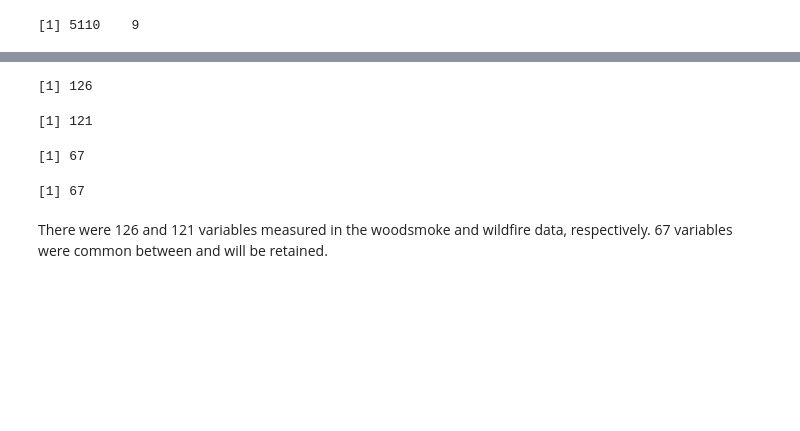
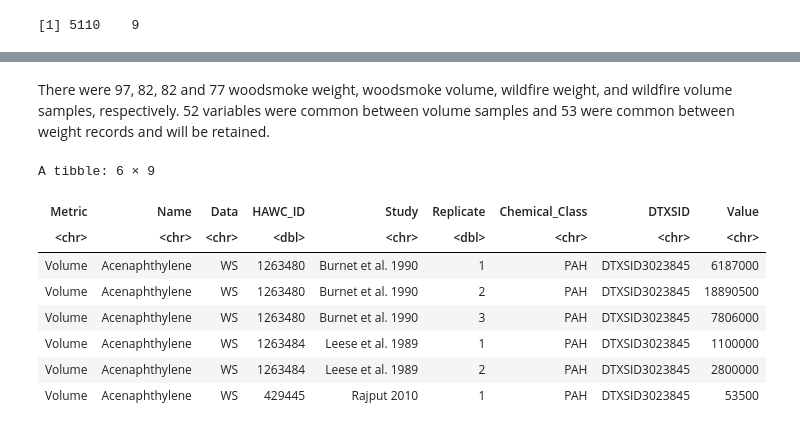
Before and after one commit to UNC-CEMALB/P1015.-Wildfire_Suffcient_Similiarity, a Jupyter notebook: 1. Data Processing/Data Processing.ipynb, the cells around one changed output, grey strips where cells are left out. Drawn from its saved outputs; the diff is of its cells as text; code cells hidden in the pictures; blank space fills up the shorter version.

```diff
--- a/1. Data Processing/Data Processing.ipynb
+++ b/1. Data Processing/Data Processing.ipynb
@@ -172,12 +196,18 @@ filtered_split_ws_df = split_ws_df %>%
-# %%
-length(ws_names)
-length(unique(split_wf_df$Name))
-length(unique(filtered_split_wf_df$Name))
-length(unique(filtered_split_ws_df$Name))
-# %% [output]
-[1] 126
-[1] 121
-[1] 67
-[1] 67
 # %% [markdown]
-There were 126 and 121 variables measured in the woodsmoke and wildfire data, respectively. 67 variables were common between and will be retained.
+There were 97, 82, 82 and 77 woodsmoke weight, woodsmoke volume, wildfire weight, and wildfire volume samples, respectively. 52 variables were common between volume samples and 53 were common between weight records and will be retained.
+# %%
+# recombining data
+vol_df = rbind(consistent_ws_vol_df, consistent_wf_vol_df)
+weight_df = rbind(consistent_ws_weight_df, consistent_wf_weight_df)
+
+head(vol_df)
+# %% [output]
+A tibble: 6 × 9
+| Metric | Name | Data | HAWC_ID | Study | Replicate | Chemical_Class | DTXSID | Value |
+| <chr> | <chr> | <chr> | <dbl> | <chr> | <dbl> | <chr> | <chr> | <chr> |
+| Volume | Acenaphthylene | WS | 1263480 | Burnet et al. 1990 | 1 | PAH | DTXSID3023845 | 6187000 |
+| Volume | Acenaphthylene | WS | 1263480 | Burnet et al. 1990 | 2 | PAH | DTXSID3023845 | 18890500 |
+| Volume | Acenaphthylene | WS | 1263480 | Burnet et al. 1990 | 3 | PAH | DTXSID3023845 | 7806000 |
+| Volume | Acenaphthylene | WS | 1263484 | Leese et al. 1989 | 1 | PAH | DTXSID3023845 | 1100000 |
+| Volume | Acenaphthylene | WS | 1263484 | Leese et al. 1989 | 2 | PAH | DTXSID3023845 | 2800000 |
+| Volume | Acenaphthylene | WS | 429445 | Rajput 2010 | 1 | PAH | DTXSID3023845 | 53500 |
```
Also changed, not shown: parts of 10 cells of this notebook.
